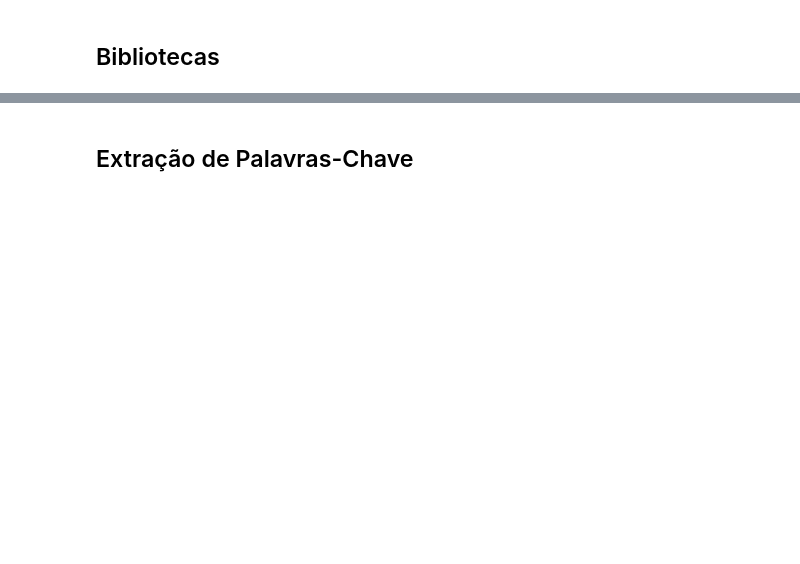
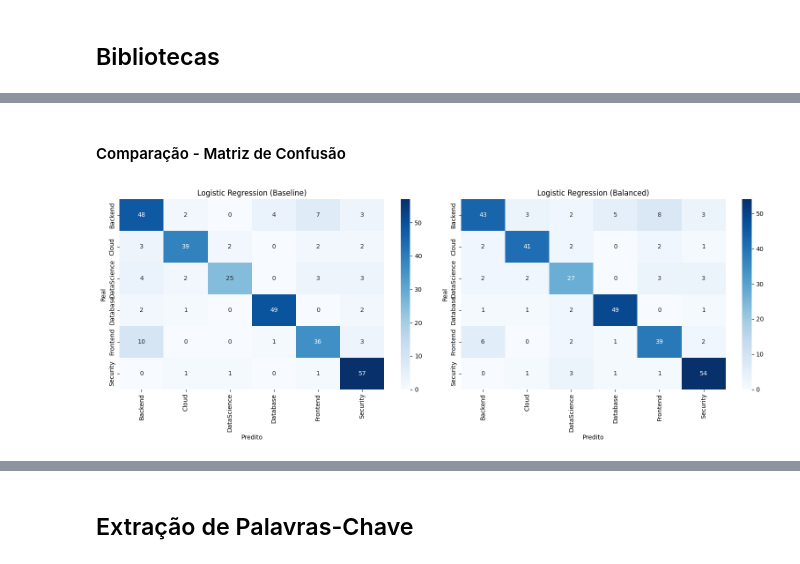
Before and after one commit to No-Country-simulation/g9-br-techmind-team10, a Jupyter notebook: datascience/notebooks/modelo_SVM.ipynb, the cells around one changed output, grey strips where cells are left out. Saved outputs shown, nothing was run; the diff lists cells and outputs as text; code cells hidden in the pictures; blank space fills up the shorter version.

```diff
--- a/datascience/notebooks/modelo_SVM.ipynb
+++ b/datascience/notebooks/modelo_SVM.ipynb
@@ -118,0 +254,5 @@ previsoes = modelo_svm.predict(X_test_tfidf)
+# %%
+# Criando modelo
+modelo_lr_balanced = LogisticRegression(max_iter=1000,
+                                        random_state=42,
+                                        class_weight='balanced')
@@ -118,0 +274,3 @@ previsoes = modelo_svm.predict(X_test_tfidf)
+# %%
+# Treino
+modelo_lr_balanced.fit(X_train_tfidf, y_train)
@@ -118,0 +281,3 @@ previsoes = modelo_svm.predict(X_test_tfidf)
+# %%
+# Predição Modelo com balanced
+y_pred_lr_balanced = modelo_lr_balanced.predict(X_test_tfidf)
@@ -118,0 +316,27 @@ previsoes = modelo_svm.predict(X_test_tfidf)
+# %% [markdown]
+#### Comparação - Matriz de Confusão
+# %%
+# Comparando as matrizes de confusão
+cm = confusion_matrix(y_test, y_pred_lr, labels=modelo_lr.classes_)
+cm_balanced = confusion_matrix(y_test, y_pred_lr_balanced, labels=modelo_lr_balanced.classes_)
+
+fig, axes = plt.subplots(1, 2, figsize=(16, 6))
+
+sns.heatmap(cm, annot=True, fmt='d', cmap='Blues',
+            xticklabels=modelo_lr.classes_, yticklabels=modelo_lr.classes_,
+            ax=axes[0])
+axes[0].set_xlabel('Predito')
+axes[0].set_ylabel('Real')
+axes[0].set_title('Logistic Regression (Baseline)')
+
+sns.heatmap(cm_balanced, annot=True, fmt='d', cmap='Blues',
+            xticklabels=modelo_lr_balanced.classes_, yticklabels=modelo_lr_balanced.classes_,
+            ax=axes[1])
+axes[1].set_xlabel('Predito')
+axes[1].set_ylabel('Real')
+axes[1].set_title('Logistic Regression (Balanced)')
+
+plt.tight_layout()
+plt.show()
+# %% [output]
+[figure, added]
```
Also changed, not shown: parts of 105 cells of this notebook.
